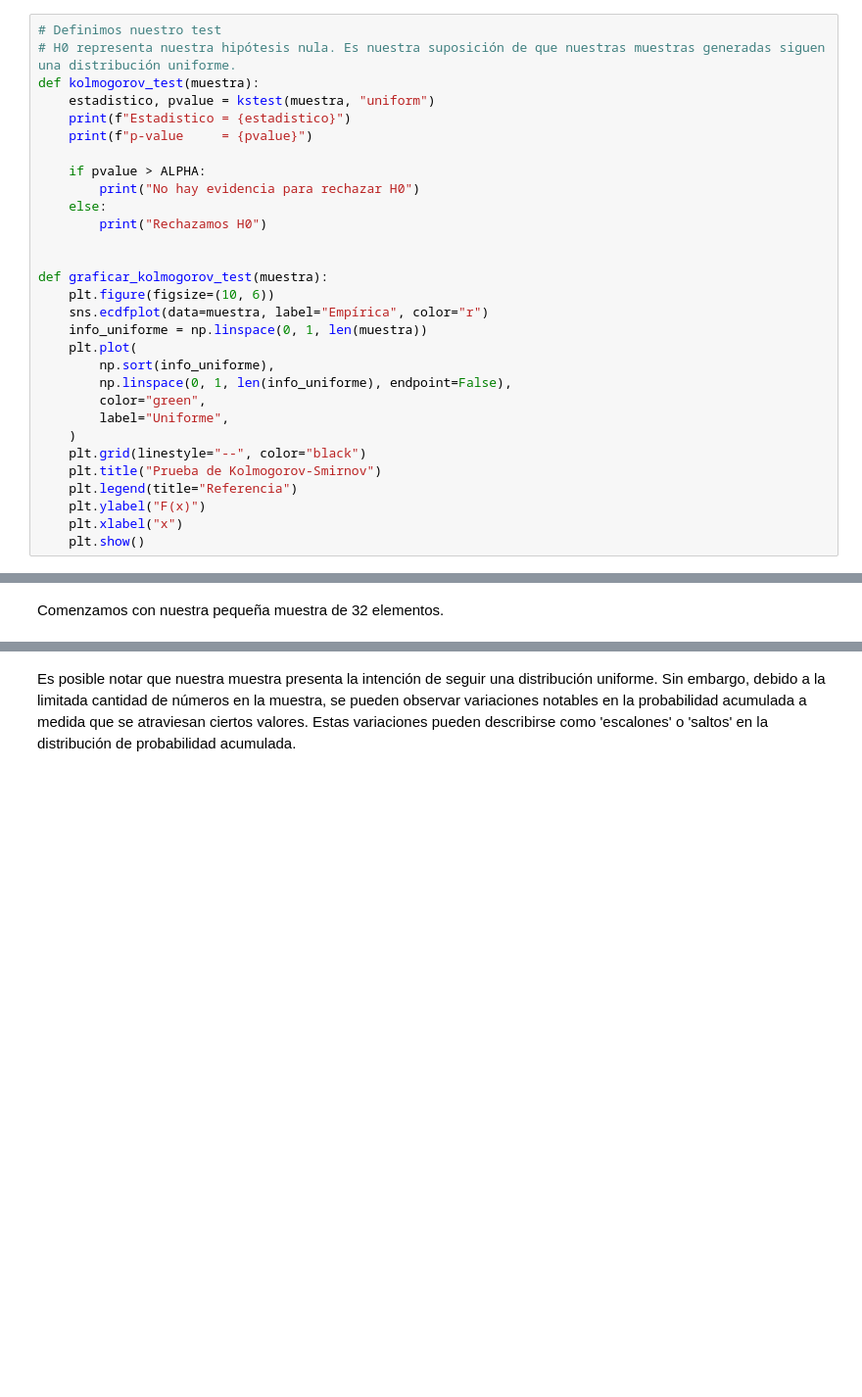
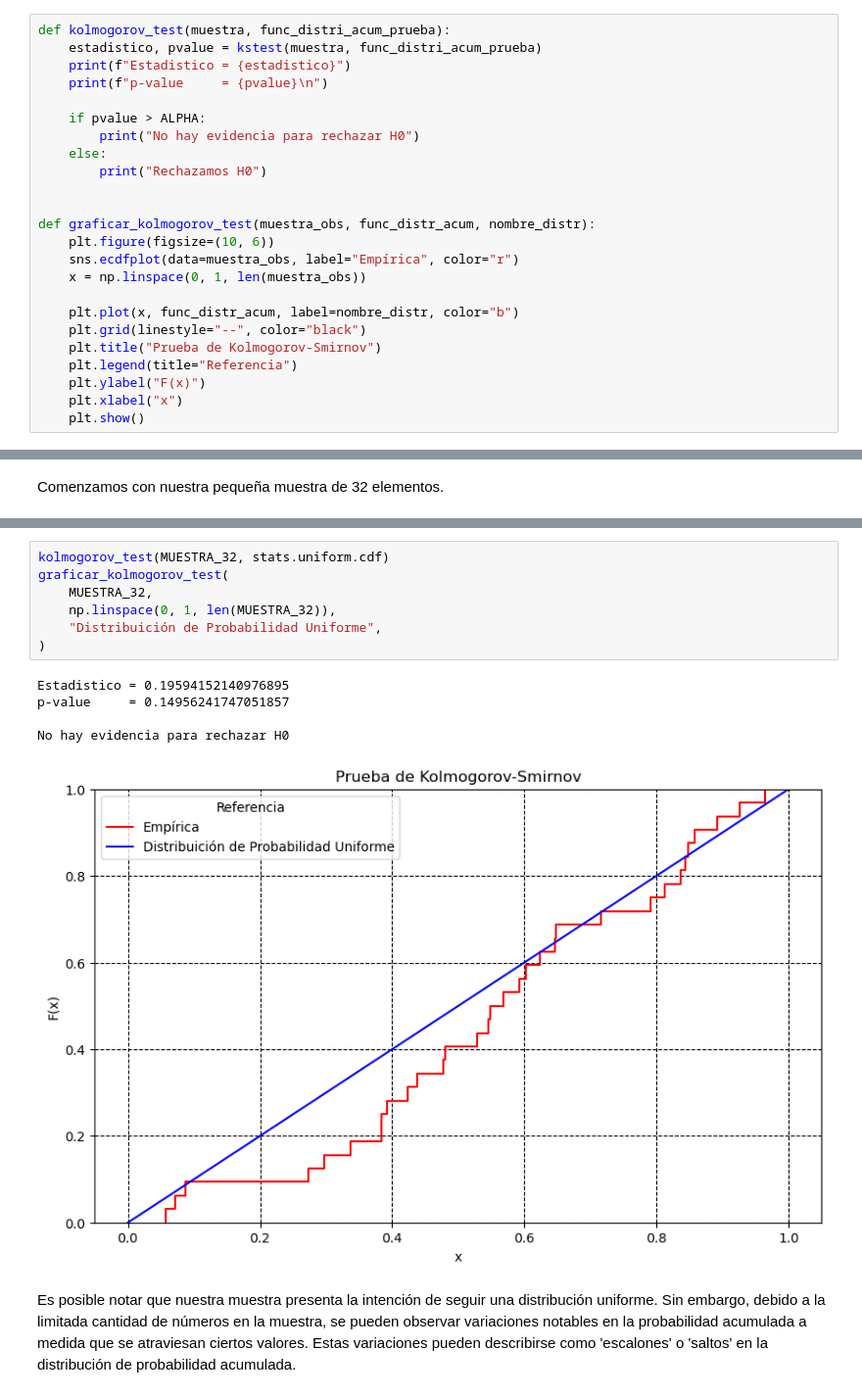
Before and after one commit to ian-g123/simulacion-grupo-04, a Jupyter notebook: TP1_Simulacion_Grupo4.ipynb, the cells around one changed output, grey strips where cells are left out. Shown at 98% size. Drawn from its saved outputs; the diff is of its cells as text; blank space fills up the shorter version.

Commit message:
todos los items del 4 menos el test falta ver la semilla inversa ej2

```diff
--- a/TP1_Simulacion_Grupo4.ipynb
+++ b/TP1_Simulacion_Grupo4.ipynb
@@ -299,10 +311,8 @@ El test de Kolmogorov-Smirnov nos permite ver qué tanto se aproxima nuestra fun
 # %%
-# Definimos nuestro test
-# H0 representa nuestra hipótesis nula. Es nuestra suposición de que nuestras muestras generadas siguen una distribución uniforme.
-def kolmogorov_test(muestra):
-    estadistico, pvalue = kstest(muestra, "uniform")
+def kolmogorov_test(muestra, func_distri_acum_prueba):
+    estadistico, pvalue = kstest(muestra, func_distri_acum_prueba)
     print(f"Estadistico = {estadistico}")
-    print(f"p-value     = {pvalue}")
+    print(f"p-value     = {pvalue}\n")
 
     if pvalue > ALPHA:
         print("No hay evidencia para rechazar H0")
@@ -310,16 +320,12 @@ def kolmogorov_test(muestra):
         print("Rechazamos H0")
 
 
-def graficar_kolmogorov_test(muestra):
+def graficar_kolmogorov_test(muestra_obs, func_distr_acum, nombre_distr):
     plt.figure(figsize=(10, 6))
-    sns.ecdfplot(data=muestra, label="Empírica", color="r")
-    info_uniforme = np.linspace(0, 1, len(muestra))
-    plt.plot(
-        np.sort(info_uniforme),
-        np.linspace(0, 1, len(info_uniforme), endpoint=False),
-        color="green",
-        label="Uniforme",
-    )
+    sns.ecdfplot(data=muestra_obs, label="Empírica", color="r")
+    x = np.linspace(0, 1, len(muestra_obs))
+
+    plt.plot(x, func_distr_acum, label=nombre_distr, color="b")
     plt.grid(linestyle="--", color="black")
     plt.title("Prueba de Kolmogorov-Smirnov")
     plt.legend(title="Referencia")
@@ -341,2 +339,15 @@ No hay evidencia para rechazar H0
+# %%
+kolmogorov_test(MUESTRA_32, stats.uniform.cdf)
+graficar_kolmogorov_test(
+    MUESTRA_32,
+    np.linspace(0, 1, len(MUESTRA_32)),
+    "Distribuición de Probabilidad Uniforme",
+)
+# %% [output]
+Estadistico = 0.19594152140976895
+p-value     = 0.14956241747051857
+
+No hay evidencia para rechazar H0
+[figure, added]
 # %% [markdown]
 Es posible notar que nuestra muestra presenta la intención de seguir una distribución uniforme. Sin embargo, debido a la limitada cantidad de números en la muestra, se pueden observar variaciones notables en la probabilidad acumulada a medida que se atraviesan ciertos valores. Estas variaciones pueden describirse como 'escalones' o 'saltos' en la distribución de probabilidad acumulada.
```
Also changed, not shown: parts of 60 cells of this notebook, 1 other file.
